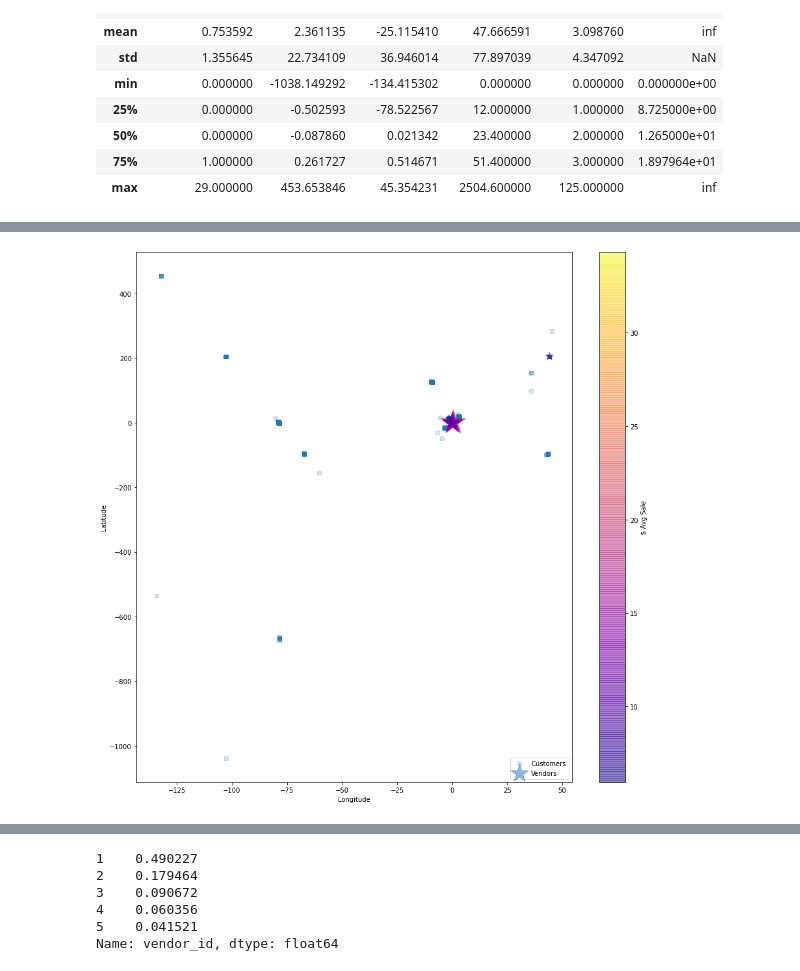
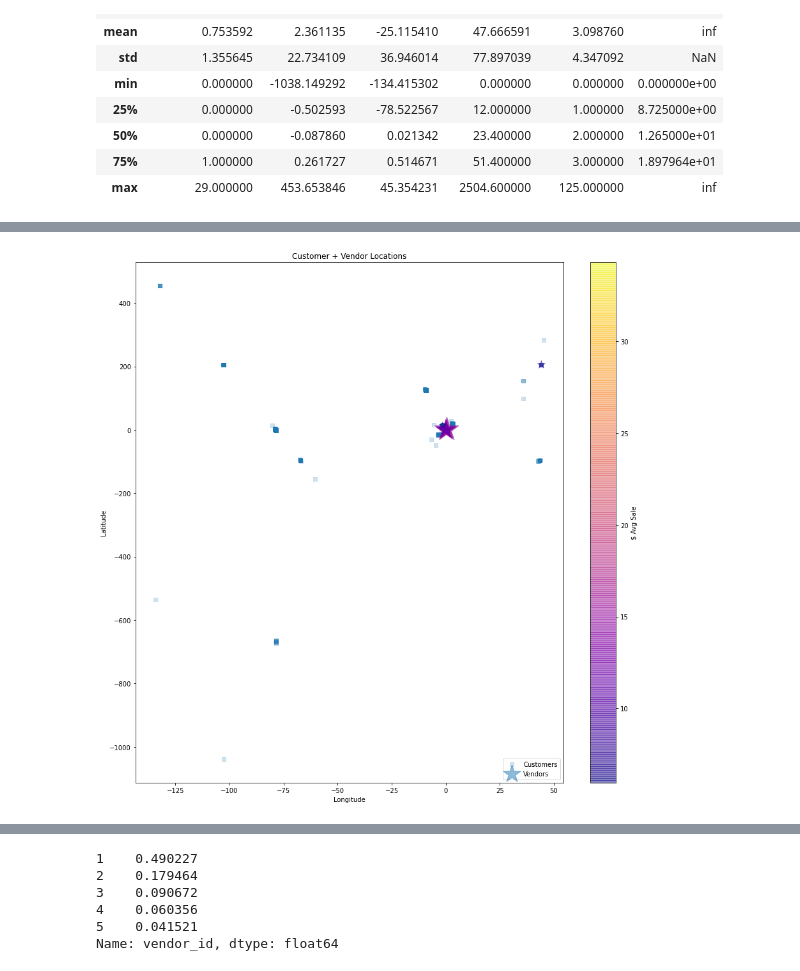
Before and after one commit to functorial/RestaurantRecommender, a Jupyter notebook: notebook.ipynb, the cells around one changed output, grey strips where cells are left out. Cells and saved outputs as stored; diff of their text form; code cells hidden in the pictures.

```diff
--- a/notebook.ipynb
+++ b/notebook.ipynb
@@ -307,20 +376,21 @@ train_locations.describe()
 # %%
 # Map out customer locations and vendor locations
 
 plt.figure(figsize=(15, 15))
 plt.scatter(x=train_locations.longitude, y=train_locations.latitude, label='Customers', marker='s', alpha=0.2)
 plt.scatter(x=vendors.longitude, y=vendors.latitude, label='Vendors', marker='*', alpha=0.5, s=vendors['num_orders']/5, c=vendors['avg_sale'], cmap='plasma')
 plt.xlabel('Longitude')
 plt.ylabel('Latitude')
 plt.legend(loc='lower right')
 plt.colorbar(label='$ Avg Sale')
+plt.title('Customer + Vendor Locations')
 plt.show()
 
 # Stars:
 #   Size: Unpopular <----------> Popular
 #   Heat:     Cheap <----------> Expensive
 # %% [output]
-[figure, old version]
+[figure, new version]
 # %%
 # Outliers in location are probably a mistake (GPS error?)
 # Zoom in on area close with most activity
```
Also changed, not shown: parts of 27 cells of this notebook, 1 other file.
